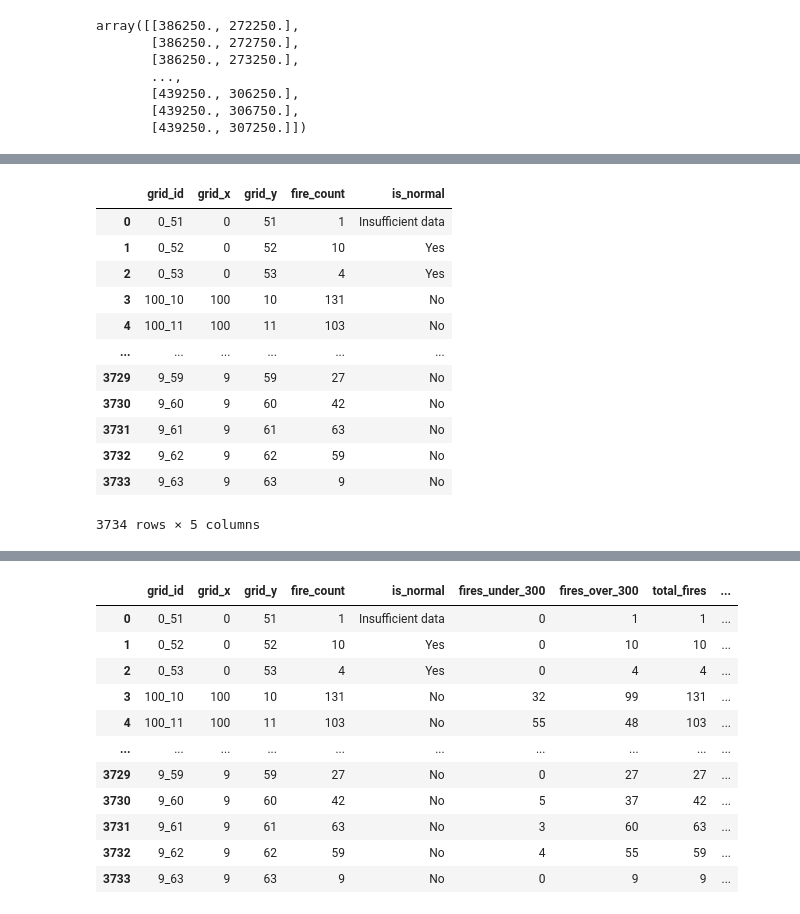
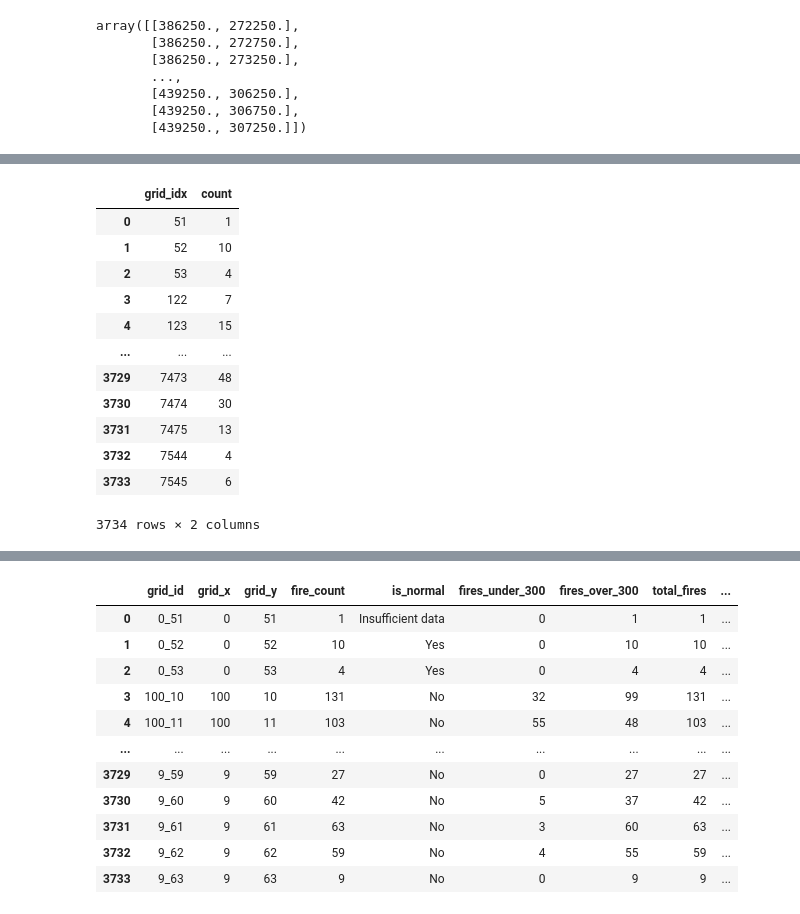
Before and after one commit to Schnappi99/Fire_Station_Optimisation_GA, a Jupyter notebook: utils/preprocess.ipynb, the cells around one changed output, grey strips where cells are left out. Drawn from its saved outputs; the diff is of its cells as text; code cells hidden in the pictures.

```diff
--- a/utils/preprocess.ipynb
+++ b/utils/preprocess.ipynb
@@ -202,13 +213 @@ data_dir.mkdir(exist_ok=True)
 np.save(data_dir / "incident_grid_idx", incident_grid_idx)
-# %%
-# Drop unnecessary columns after the join
-incidents.drop(columns=['index_right'], errors='ignore', inplace=True)
-# Handle NaN values in grid_id
-incidents['grid_id'].fillna('-1_-1', inplace=True)  # Assign placeholder for NaN
-
-# Split grid_id into grid_x and grid_y and convert to int
-incidents[['grid_x', 'grid_y']] = incidents['grid_id'].str.split('_', expand=True)
-incidents['grid_x'] = pd.to_numeric(incidents['grid_x'], errors='coerce').fillna(-1).astype('int64')
-incidents['grid_y'] = pd.to_numeric(incidents['grid_y'], errors='coerce').fillna(-1).astype('int64')
-
-incidents
@@ -260,47 +232,17 @@ incidents
-# %%
-from scipy.stats import shapiro
-from scipy.stats import skew
-
-grouped = incidents.groupby('grid_id')
-
-# create a list for each unique grid id
-# it includes grid id, the count of fire,
-# the normality of the distribution of response time in each grid and the skewness of the distribution
-distribution = []
-
-for name, group in grouped:
-    # count the fire incidents in each grid
-    count = group.shape[0]
-
-    # if the incidents are bigger than or equal to 3,
-    # using Shapiro-Wilk for normality test
-    if count >= 3:
-        stat, p_value = shapiro(group['total_response_time'])
-
-        normal = 'Yes' if p_value > 0.05 else 'No'
-
-    else:
-
-        normal = 'Insufficient data'
-
-    grid_x = group['grid_x'].iloc[0]
-    grid_y = group['grid_y'].iloc[0]
-
-    distribution.append([name, grid_x, grid_y, count, normal])
-
-grid = pd.DataFrame(distribution, columns=['grid_id', 'grid_x', 'grid_y', 'fire_count', 'is_normal'])
-grid
-# %% [output]
-|  | grid_id | grid_x | grid_y | fire_count | is_normal |
-| 0 | 0_51 | 0 | 51 | 1 | Insufficient data |
-| 1 | 0_52 | 0 | 52 | 10 | Yes |
-| 2 | 0_53 | 0 | 53 | 4 | Yes |
-| 3 | 100_10 | 100 | 10 | 131 | No |
-| 4 | 100_11 | 100 | 11 | 103 | No |
-| ... | ... | ... | ... | ... | ... |
-| 3729 | 9_59 | 9 | 59 | 27 | No |
-| 3730 | 9_60 | 9 | 60 | 42 | No |
-| 3731 | 9_61 | 9 | 61 | 63 | No |
-| 3732 | 9_62 | 9 | 62 | 59 | No |
-| 3733 | 9_63 | 9 | 63 | 9 | No |
-3734 rows × 5 columns
+# %%
+incident_counts = incidents.groupby('grid_idx').size().reset_index(name='count')
+incident_counts
+# %% [output]
+|  | grid_idx | count |
+| 0 | 51 | 1 |
+| 1 | 52 | 10 |
+| 2 | 53 | 4 |
+| 3 | 122 | 7 |
+| 4 | 123 | 15 |
+| ... | ... | ... |
+| 3729 | 7473 | 48 |
+| 3730 | 7474 | 30 |
+| 3731 | 7475 | 13 |
+| 3732 | 7544 | 4 |
+| 3733 | 7545 | 6 |
+3734 rows × 2 columns
```
Also changed, not shown: parts of 20 cells of this notebook, 19 other files.
